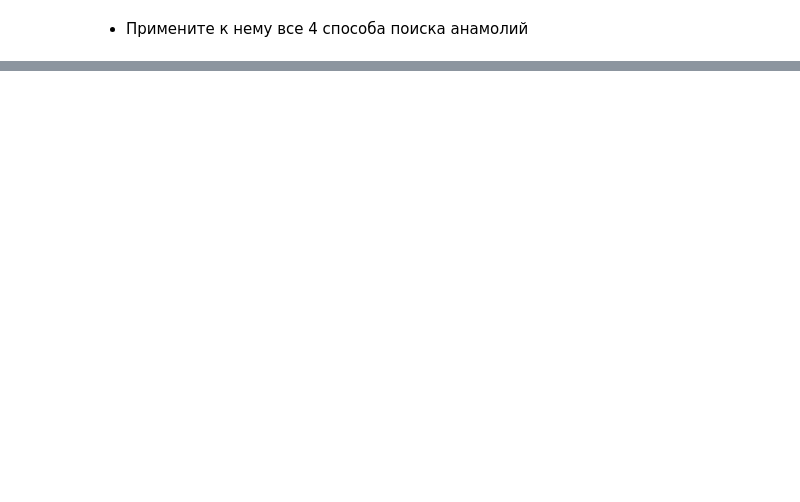
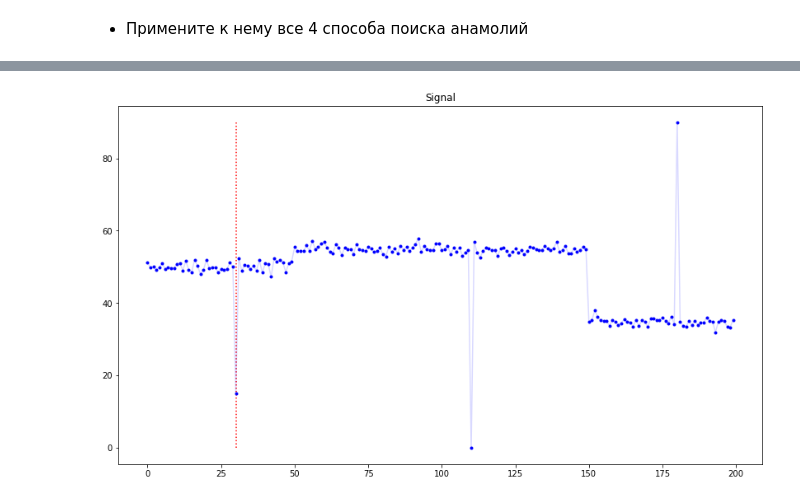
Before and after one commit to HeliosBI/AMLHW15_timeline_anomally, a Jupyter notebook: AMLHW15.ipynb, the cells around one changed output, grey strips where cells are left out. Saved outputs shown, nothing was run; the diff lists cells and outputs as text; code cells hidden in the pictures; blank space fills up the shorter version.

```diff
--- a/AMLHW15.ipynb
+++ b/AMLHW15.ipynb
@@ -10,0 +37,41 @@ import numpy as np
+# %%
+class MeanDetector:
+    def __init__(self, threshold=0.05):
+        self.threshold = threshold
+        self.total_val = 0
+        self.count = 0
+        self.mean = 0
+
+    def update(self, new_signal_value):
+        self.count += 1
+        self.total_val += new_signal_value
+        self.mean = self.total_val / self.count
+
+    def check(self, new_signal_value):
+        threshold_level = self.mean * self.threshold
+
+        if np.abs(new_signal_value - self.mean) > threshold_level:
+            return True
+        return False
+# %%
+def simulate(detector, signal):
+    stop_points = []
+    for i, value in enumerate(signal):
+        detector.update(value)
+        if detector.check(value):
+            stop_points.append(i)
+
+    plt.figure(figsize=(14,8))
+    plt.plot(signal, 'b.')
+    plt.plot(signal, 'b-', alpha=0.15)
+    plt.title('Signal')
+
+    if stop_points:
+        plt.vlines(x=stop_points[0], ymin=0, ymax=np.max(signal),
+                      colors='r', linestyles='dotted')
+
+    plt.show()
+# %%
+simulate(MeanDetector(threshold=0.05), signal)
+# %% [output]
+[figure, added]
```
Also changed, not shown: parts of 15 cells of this notebook.
